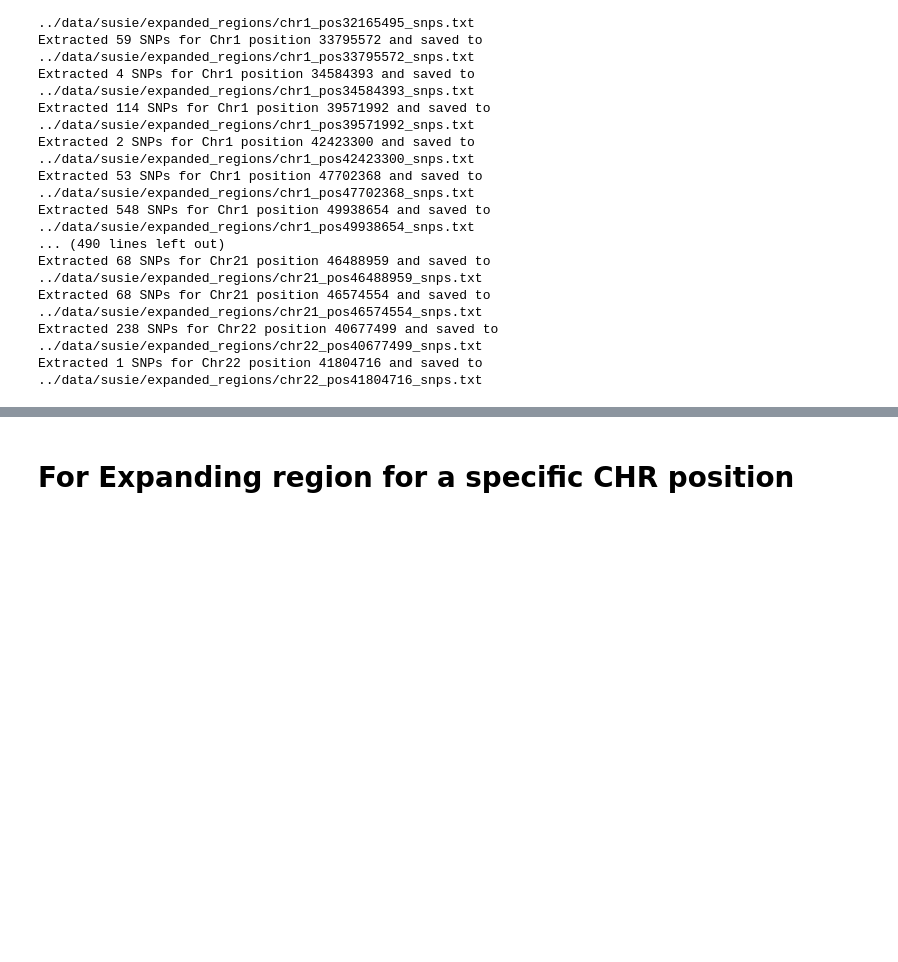
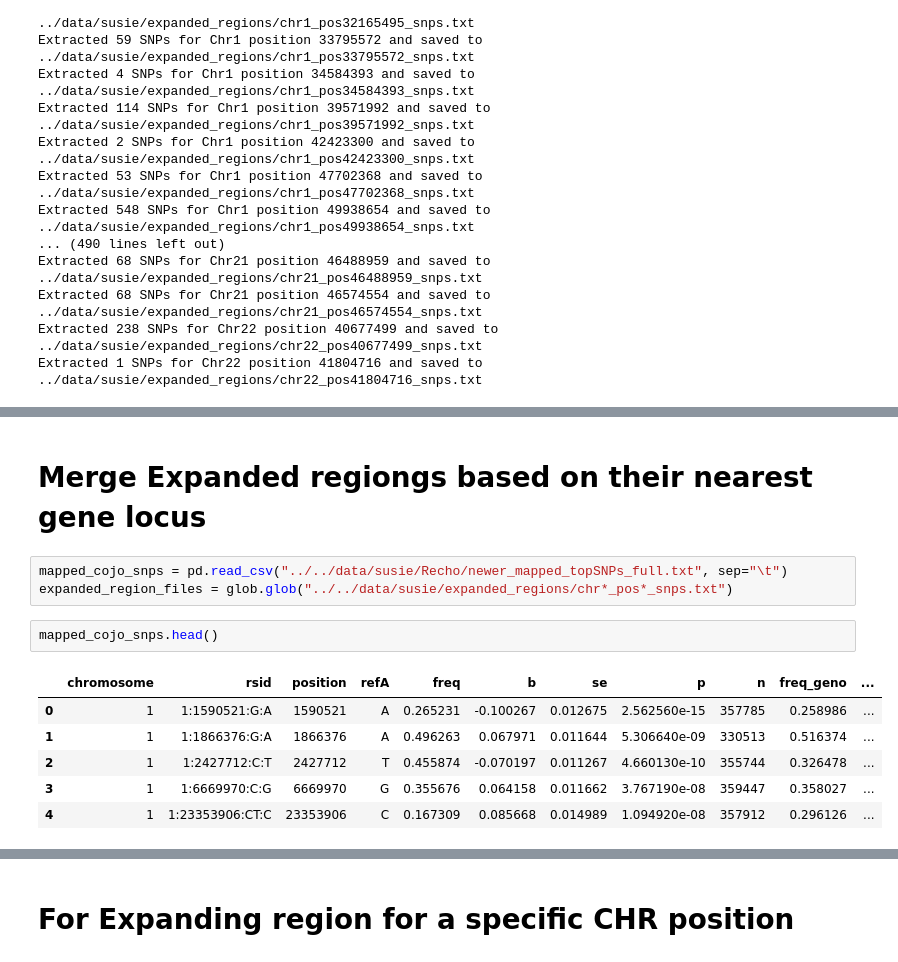
Before and after one commit to Edilawit-Manaye/hypothesis-generation_demo, a Jupyter notebook: notebooks/finemapping_susie/ALL_chr_updated_hg19.ipynb, the cells around one changed output, grey strips where cells are left out. Drawn from its saved outputs; the diff is of its cells as text; blank space fills up the shorter version.

Commit message:
map and grouped cojo results with their closest gene loci for reducing the expanded regions

```diff
--- a/notebooks/finemapping_susie/ALL_chr_updated_hg19.ipynb
+++ b/notebooks/finemapping_susie/ALL_chr_updated_hg19.ipynb
@@ -359,0 +408,14 @@ Extracted 1 SNPs for Chr22 position 41804716 and saved to ../data/susie/expanded
+# %% [markdown]
+# Merge Expanded regiongs based on their nearest gene locus
+# %%
+mapped_cojo_snps = pd.read_csv("../../data/susie/Recho/newer_mapped_topSNPs_full.txt", sep="\t")
+expanded_region_files = glob.glob("../../data/susie/expanded_regions/chr*_pos*_snps.txt")
+# %%
+mapped_cojo_snps.head()
+# %% [output]
+|  | chromosome | rsid | position | refA | freq | b | se | p | n | freq_geno | ... |
+| 0 | 1 | 1:1590521:G:A | 1590521 | A | 0.265231 | -0.100267 | 0.012675 | 2.562560e-15 | 357785 | 0.258986 | ... |
+| 1 | 1 | 1:1866376:G:A | 1866376 | A | 0.496263 | 0.067971 | 0.011644 | 5.306640e-09 | 330513 | 0.516374 | ... |
+| 2 | 1 | 1:2427712:C:T | 2427712 | T | 0.455874 | -0.070197 | 0.011267 | 4.660130e-10 | 355744 | 0.326478 | ... |
+| 3 | 1 | 1:6669970:C:G | 6669970 | G | 0.355676 | 0.064158 | 0.011662 | 3.767190e-08 | 359447 | 0.358027 | ... |
+| 4 | 1 | 1:23353906:CT:C | 23353906 | C | 0.167309 | 0.085668 | 0.014989 | 1.094920e-08 | 357912 | 0.296126 | ... |
```
Also changed, not shown: parts of 33 cells of this notebook.
